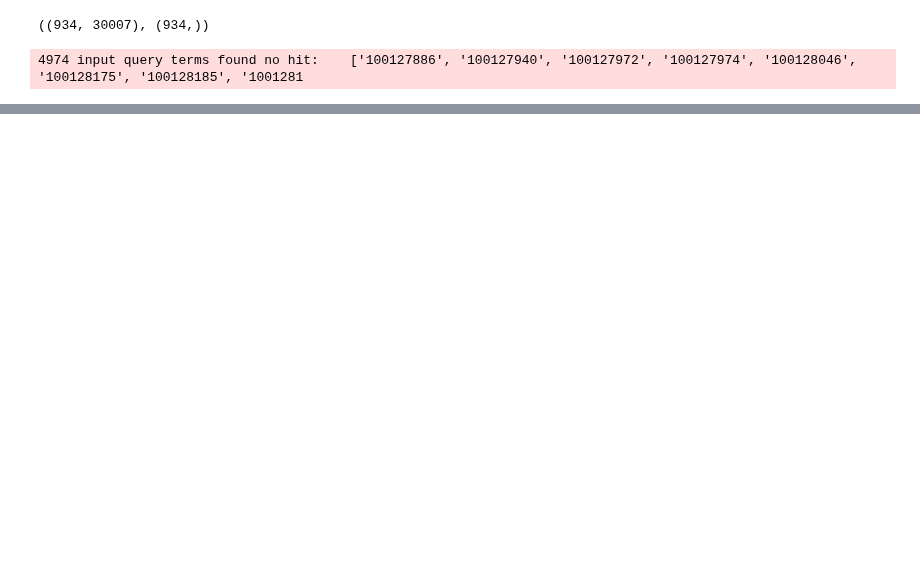
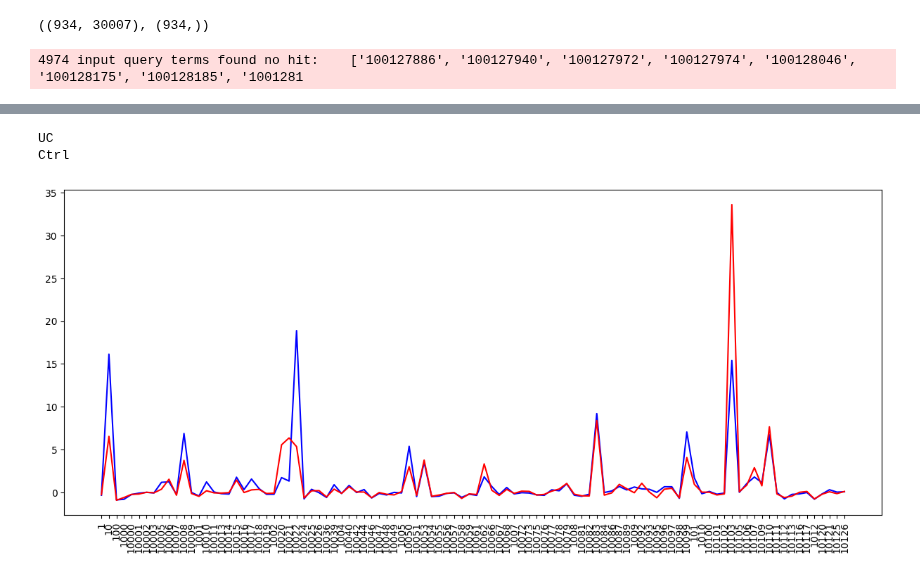
Before and after one commit to MaciejPiernik/ibd, a Jupyter notebook: ibd/notebooks/hydrogen_peroxide.ipynb, the cells around one changed output, grey strips where cells are left out. Saved outputs shown, nothing was run; the diff lists cells and outputs as text; code cells hidden in the pictures; blank space fills up the shorter version.

```diff
--- a/ibd/notebooks/hydrogen_peroxide.ipynb
+++ b/ibd/notebooks/hydrogen_peroxide.ipynb
@@ -82,0 +118,13 @@ enrichr_results.res2d[enrichr_results.res2d['Adjusted P-value'] < 0.05].sort_val
+# %%
+median_0, median_1 = sample_0.median(), sample_1.median()
+
+plt.figure(figsize=(15, 6));
+plt.plot(sample_0 - median_0, 'b');
+print(y[idx_0])
+plt.plot(sample_1 - median_1, 'r');
+print(y[idx_1])
+plt.xticks(rotation=90);
+# %% [output]
+UC
+Ctrl
+[figure, added]
```
Also changed, not shown: parts of 7 cells of this notebook, 3 other files.
